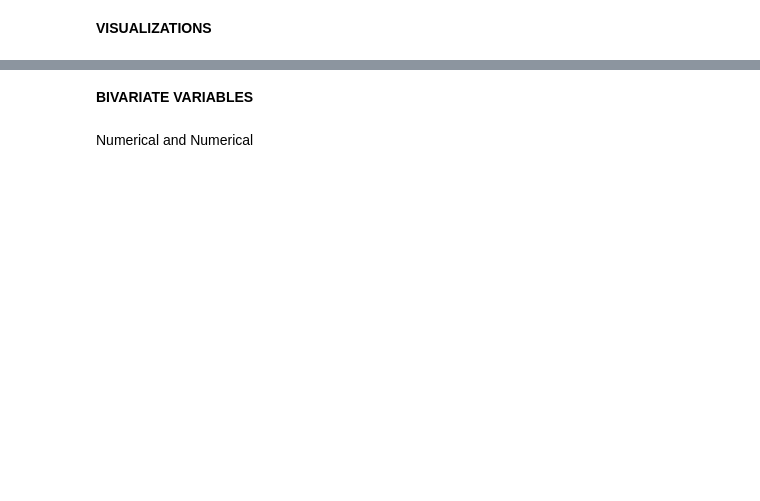
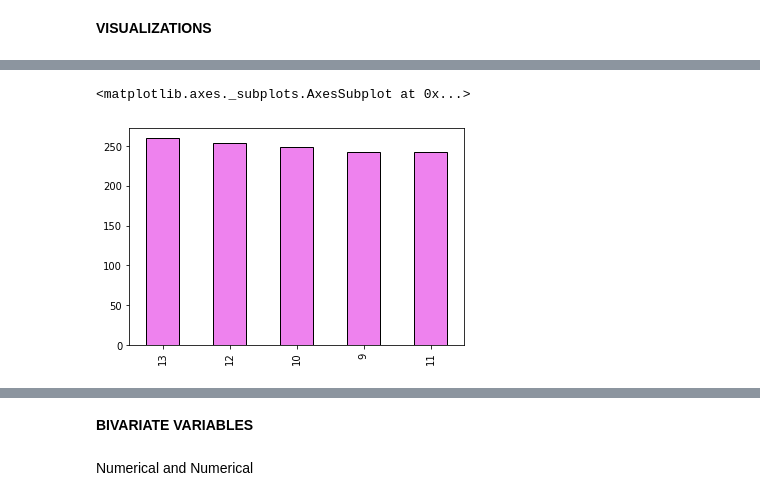
Before and after one commit to BuretGriffin/COREWEEK4-MORINGA, a Jupyter notebook: BURET_GRIFFIN_WEEK4_CORE_MORINGA.ipynb, the cells around one changed output, grey strips where cells are left out. Cells and saved outputs as stored; diff of their text form; code cells hidden in the pictures; blank space fills up the shorter version.

```diff
--- a/BURET_GRIFFIN_WEEK4_CORE_MORINGA.ipynb
+++ b/BURET_GRIFFIN_WEEK4_CORE_MORINGA.ipynb
@@ -339,5 +416,8 @@ car['bluecars_taken_sum'].value_counts().head().plot.bar(color='magenta', edgeco
 # %%
 #Bar chart for sum of blue cars returned
-car['bluecars_returned_sum'].value_counts().head().plot.bar(color='violet', edgecolor='black')
+car['BlueCars_returned_sum'].value_counts().head().plot.bar(color='violet', edgecolor='black')
+# %% [output]
+<matplotlib.axes._subplots.AxesSubplot at 0x...>
+[figure, added]
 # %%
 # Plot bluecars taken
```
Also changed, not shown: parts of 44 cells of this notebook.
